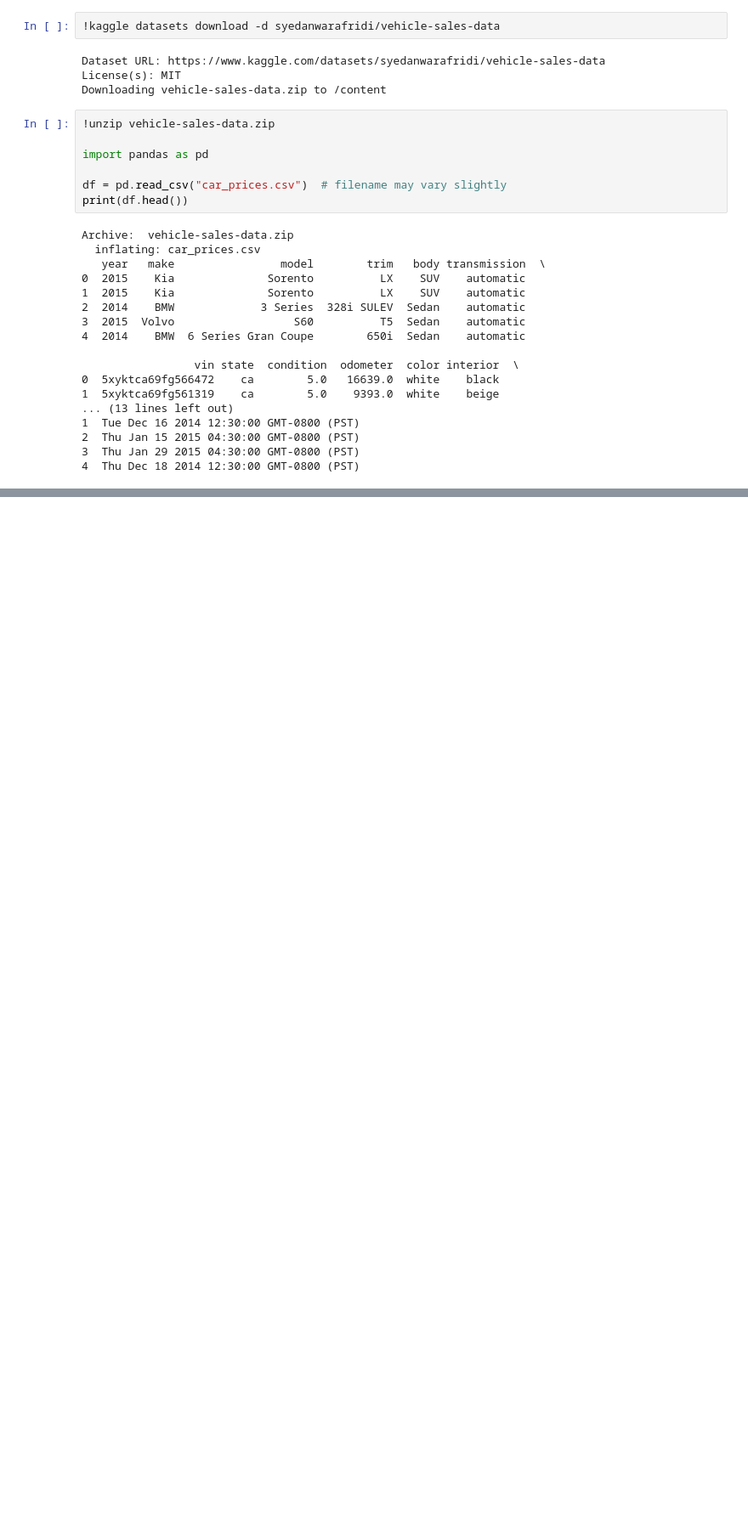
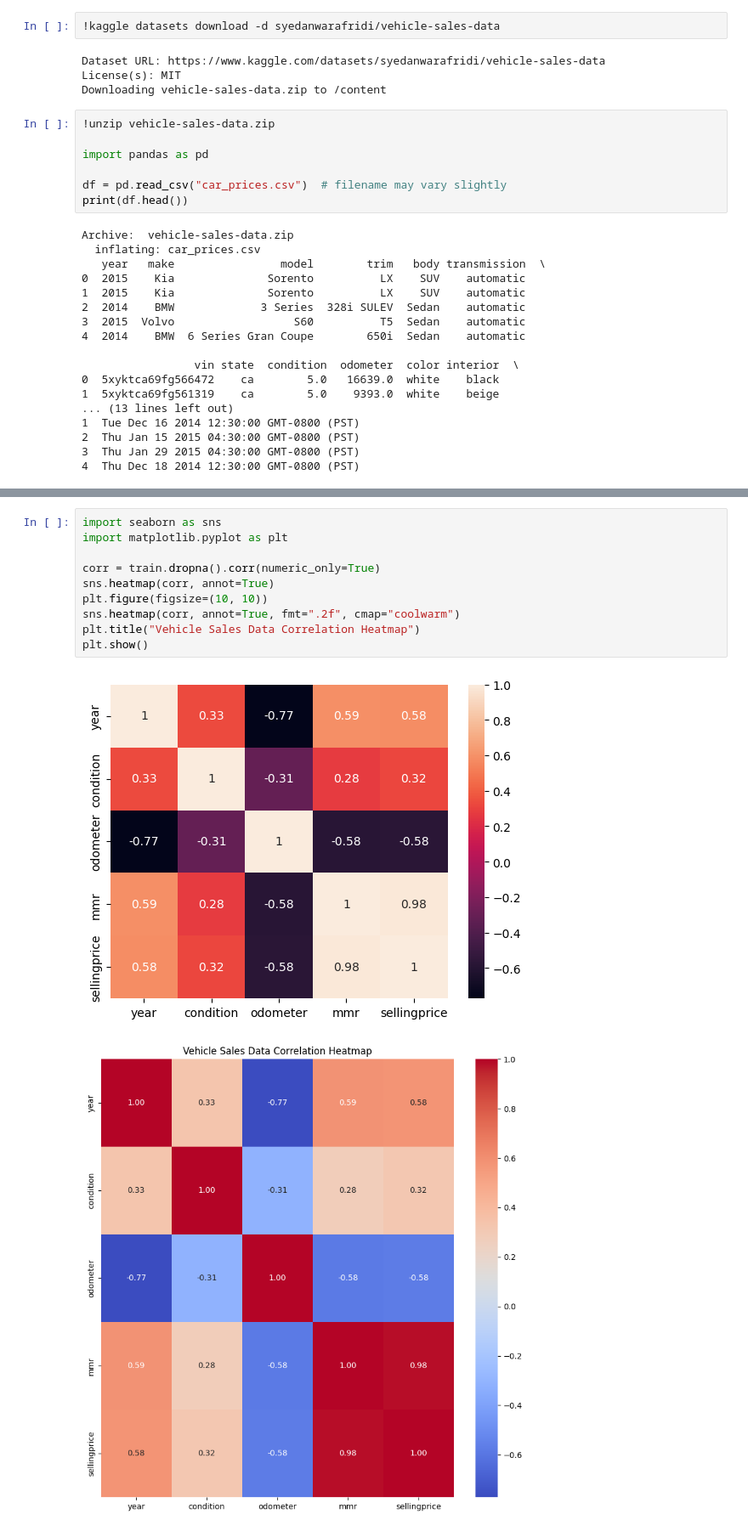
Before and after one commit to grasht/grashaw_GAN_research_project, a Jupyter notebook: Datasets.ipynb, the cells around one changed output, grey strips where cells are left out. Shown at 85% size. Cells and saved outputs as stored; diff of their text form; blank space fills up the shorter version.

```diff
--- a/Datasets.ipynb
+++ b/Datasets.ipynb
@@ -139,0 +147,13 @@ test.to_csv("/content/drive/MyDrive/datasets/nsl_kdd/test.csv", index=False)
+# %%
+import seaborn as sns
+import matplotlib.pyplot as plt
+
+corr = train.dropna().corr(numeric_only=True)
+sns.heatmap(corr, annot=True)
+plt.figure(figsize=(10, 10))
+sns.heatmap(corr, annot=True, fmt=".2f", cmap="coolwarm")
+plt.title("Vehicle Sales Data Correlation Heatmap")
+plt.show()
+# %% [output]
+[figure, added]
+[figure, added]
```
Also changed, not shown: parts of 9 cells of this notebook.
